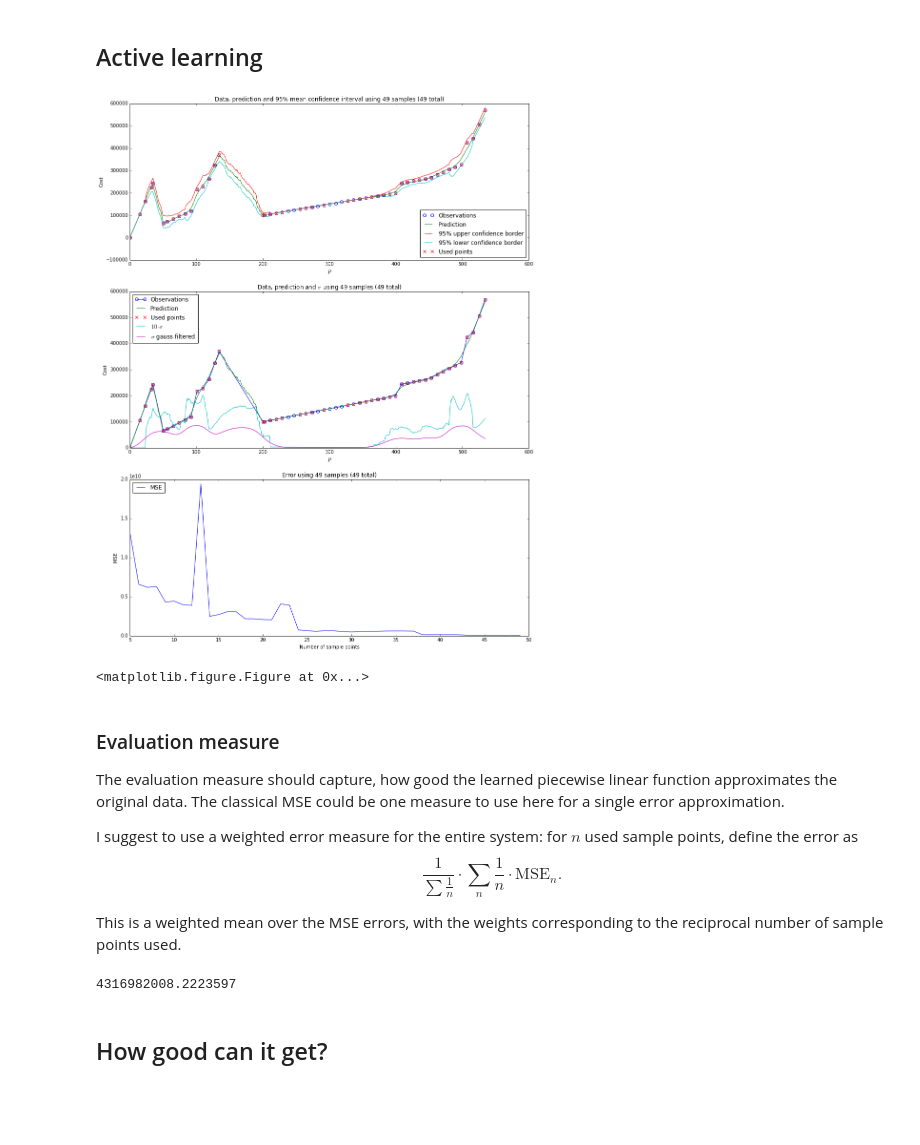
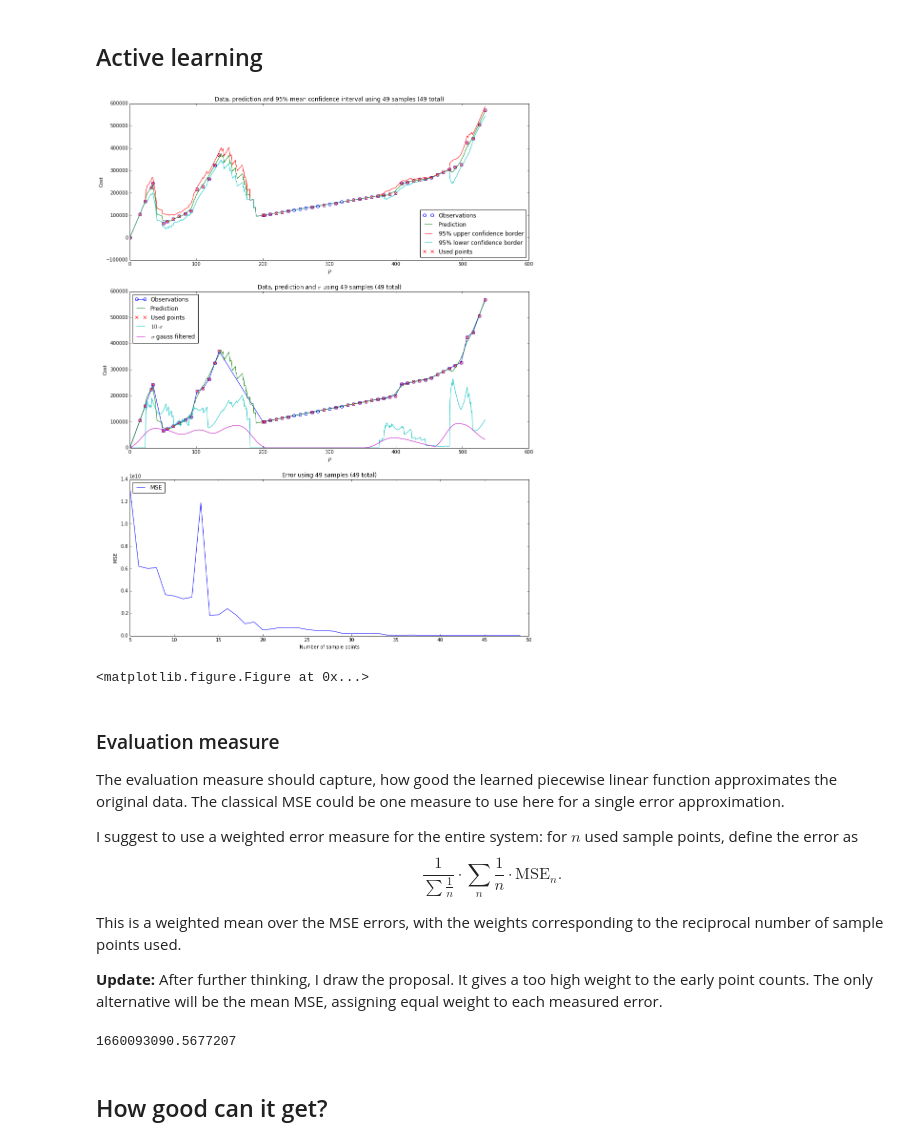
Before and after one commit to Alexander-Schiendorfer/learning-for-sampling, a Jupyter notebook: ipython-notebooks/regression_fertilized_forests.ipynb, the cells around one changed output. Cells and saved outputs as stored; diff of their text form; code cells hidden in the pictures; blank space fills up the shorter version.

```diff
--- a/ipython-notebooks/regression_fertilized_forests.ipynb
+++ b/ipython-notebooks/regression_fertilized_forests.ipynb
@@ -113,7 +113,7 @@ def showAndRedraw(delay):
 # %%
 n_initial_points = 5
 allow_readdition = False
-use_gaussian_convolved_for_resampling=False
+use_gaussian_convolved_for_resampling=True
 plt.figure(figsize=(15, 20))
 sample_points = np.round(np.linspace(0, power50.shape[0]-1, num=n_initial_points)).astype('int')
 errors = []
@@ -121,13 +121,13 @@ errors_relative = []
 errors_sample_counts = []
 for add_point_idx in xrange(45):
     forest = soil.StandardRegressionForest(1, # Number of features
-                                           5, # Maximum depth
+                                           0, # Maximum depth
                                            1, # Tested features per node
-                                           10, # Tested thresholds
-                                           200, # # trees
-                                           2, # Min samples per leaf
-                                           4  # Min samples per split
-                                           )
+                                           5, # Tested thresholds
+                                           16, # # trees
+                                           3, # Min samples per leaf
+                                           6,  # Min samples per split
+                                           min_gain_threshold=0.)
     X_sampled = X[sample_points, :]
     Y_sampled = Y[sample_points, :]
     forest.fit(X_sampled, Y_sampled)
@@ -143,35 +143,35 @@ for add_point_idx in xrange(45):
     errors_relative.append(float(errors_sample_counts[-1])/ error)
     plt.subplot(3,1,3)
     plt.title('Error using %d samples (%d total)' % (np.unique(sample_points).shape[0],
                                                      sample_points.shape[0]))
     plt.xlabel('Number of sample points')
     plt.ylabel('MSE')
     plt.plot(errors_sample_counts, np.array(errors), label='MSE')
     #plt.plot(errors_sample_counts, errors_relative, label='MSE/npoints')
     plt.legend(loc='upper left')
     showAndRedraw(0.2)
     # Find the most promising point and resample.
     X_test = np.linspace(0, np.max(X), num=600)
     X_test = np.atleast_2d(X_test).T
     prediction = forest.predict(X_test)
     suggested_x = None
-    conv_var = np.convolve(prediction[:, 1], signal.gaussian(50, 10.), mode='same')
+    conv_var = np.convolve(prediction[:, 1], signal.gaussian(100, 9.), mode='same')
     candidates = range(prediction.shape[0])
     while suggested_x is None:
         if use_gaussian_convolved_for_resampling:
             suggested_x_idx = np.argmax(conv_var[candidates])
         else:
             suggested_x_idx = np.argmax(prediction[candidates, 1])
         suggested_x_idx = candidates[suggested_x_idx]
         suggested_x = X_test[suggested_x_idx]
         # Get closest known powervalue.
         closest_x_idx = np.argmin((power50-suggested_x)**2)
         if closest_x_idx in sample_points and not allow_readdition:
             candidates = [candidate for candidate in candidates if candidate != suggested_x_idx]
             suggested_x = None
     sample_points = np.hstack((sample_points, closest_x_idx))
 # %% [output]
-[figure, old version]
+[figure, new version]
 <matplotlib.figure.Figure at 0x...>
 # %% [markdown]
 ### Evaluation measure
@@ -182,12 +182,17 @@ I suggest to use a weighted error measure for the entire system: for $n$ used sa
 $$ \frac{1}{\sum \frac{1}{n}}\cdot \sum_n \frac{1}{n}\cdot \mbox{MSE}_n.$$
 
 This is a weighted mean over the MSE errors, with the weights corresponding to the reciprocal number of sample points used.
+
+__Update:__ After further thinking, I draw the proposal. It gives a too high weight to the early point counts. The only alternative will be the mean MSE, assigning equal weight to each measured error.
 # %%
 def WMSE(errors, errors_sample_counts):
     return 1./np.sum(1./np.array(errors_sample_counts))*np.sum((1./np.array(errors_sample_counts))*np.array(errors))
 WMSE(errors, errors_sample_counts)
+def MMSE(errors, errors_sample_counts):
+    return 1./float(len(errors))*np.sum(np.array(errors))
+MMSE(errors, errors_sample_counts)
 # %% [output]
-4316982008.2223597
+1660093090.5677207
 # %% [markdown]
 ## How good can it get?
 # %%
```
Also changed, not shown: parts of 3 cells of this notebook.
